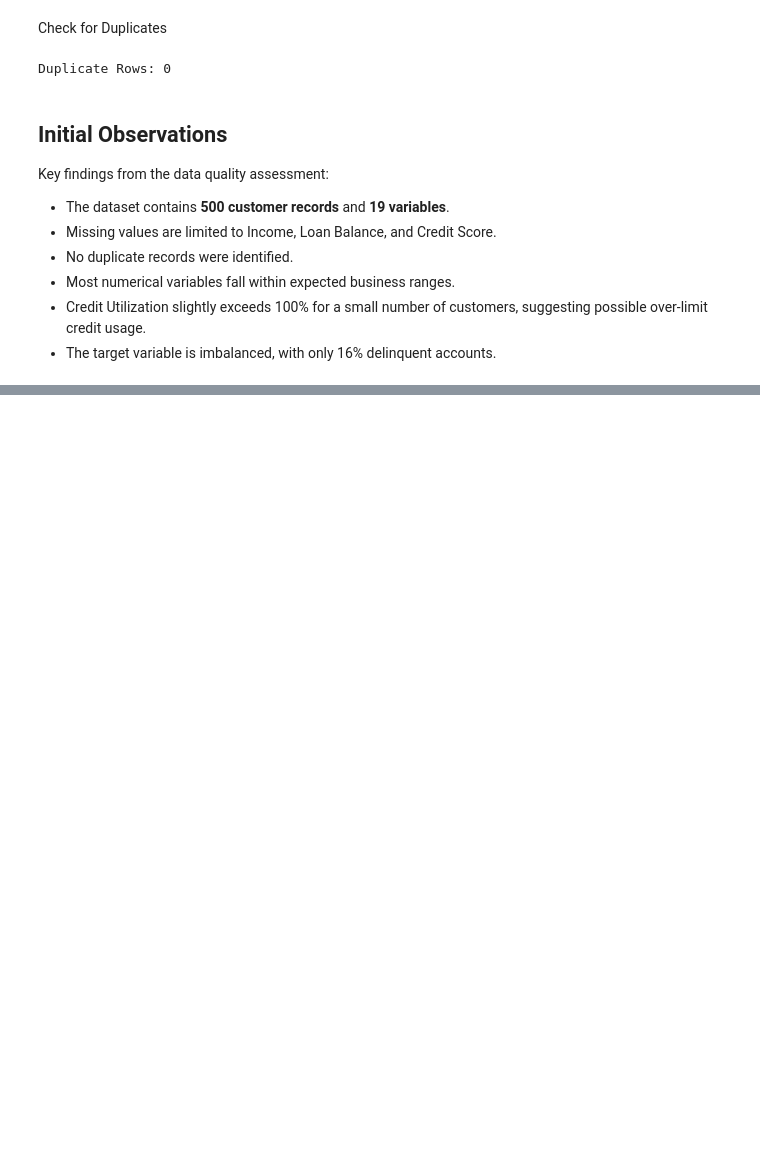
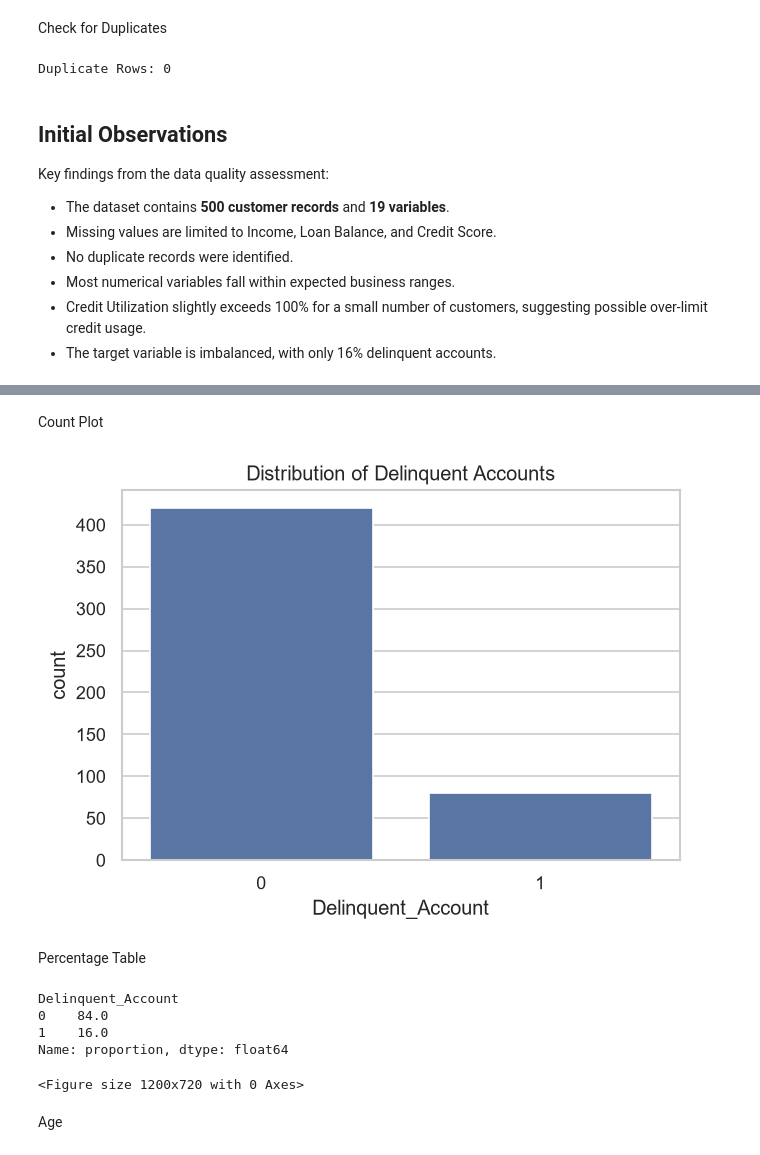
Before and after one commit to SakshiRaut004/Geldium-Credit-Delinquency-Risk-Analysis, a Jupyter notebook: notebooks/01_data_understanding.ipynb, the cells around one changed output, grey strips where cells are left out. Drawn from its saved outputs; the diff is of its cells as text; code cells hidden in the pictures; blank space fills up the shorter version.

```diff
--- a/notebooks/01_data_understanding.ipynb
+++ b/notebooks/01_data_understanding.ipynb
@@ -202,0 +319,41 @@ Key findings from the data quality assessment:
+# %% [markdown]
+Count Plot
+# %%
+plt.figure(figsize=(6,4))
+
+sns.countplot(
+    data=df,
+    x="Delinquent_Account"
+)
+
+plt.title("Distribution of Delinquent Accounts")
+
+plt.show()
+# %% [output]
+[figure, added]
+# %% [markdown]
+Percentage Table
+# %%
+target_distribution = (
+    df["Delinquent_Account"]
+    .value_counts(normalize=True)
+    .mul(100)
+    .round(2)
+)
+
+target_distribution
+# %% [output]
+Delinquent_Account
+0    84.0
+1    16.0
+Name: proportion, dtype: float64
+# %%
+plt.savefig(
+    "../visuals/target_distribution.png",
+    dpi=300,
+    bbox_inches="tight"
+)
+# %% [output]
+<Figure size 1200x720 with 0 Axes>
+# %% [markdown]
+Age
```
Also changed, not shown: parts of 62 cells of this notebook, 2 other files.
